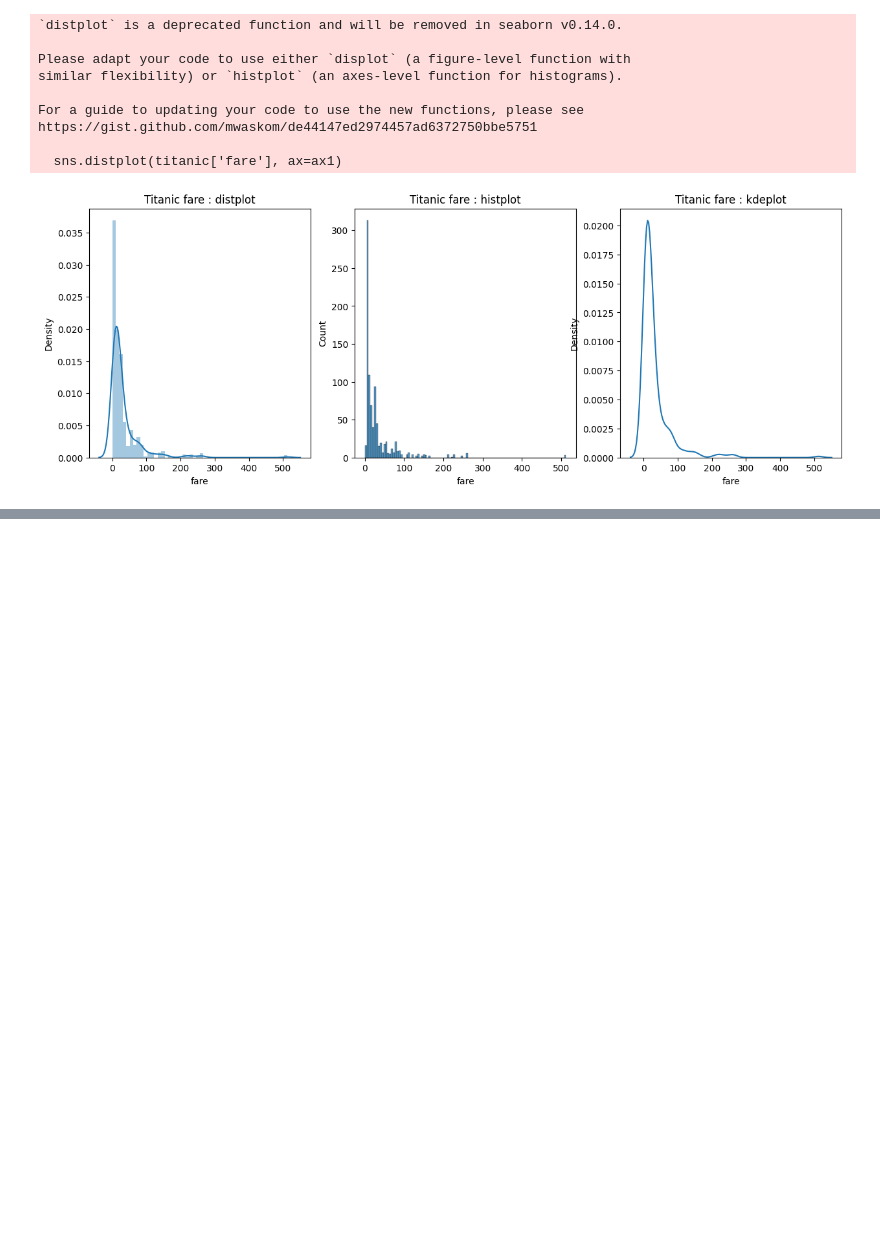
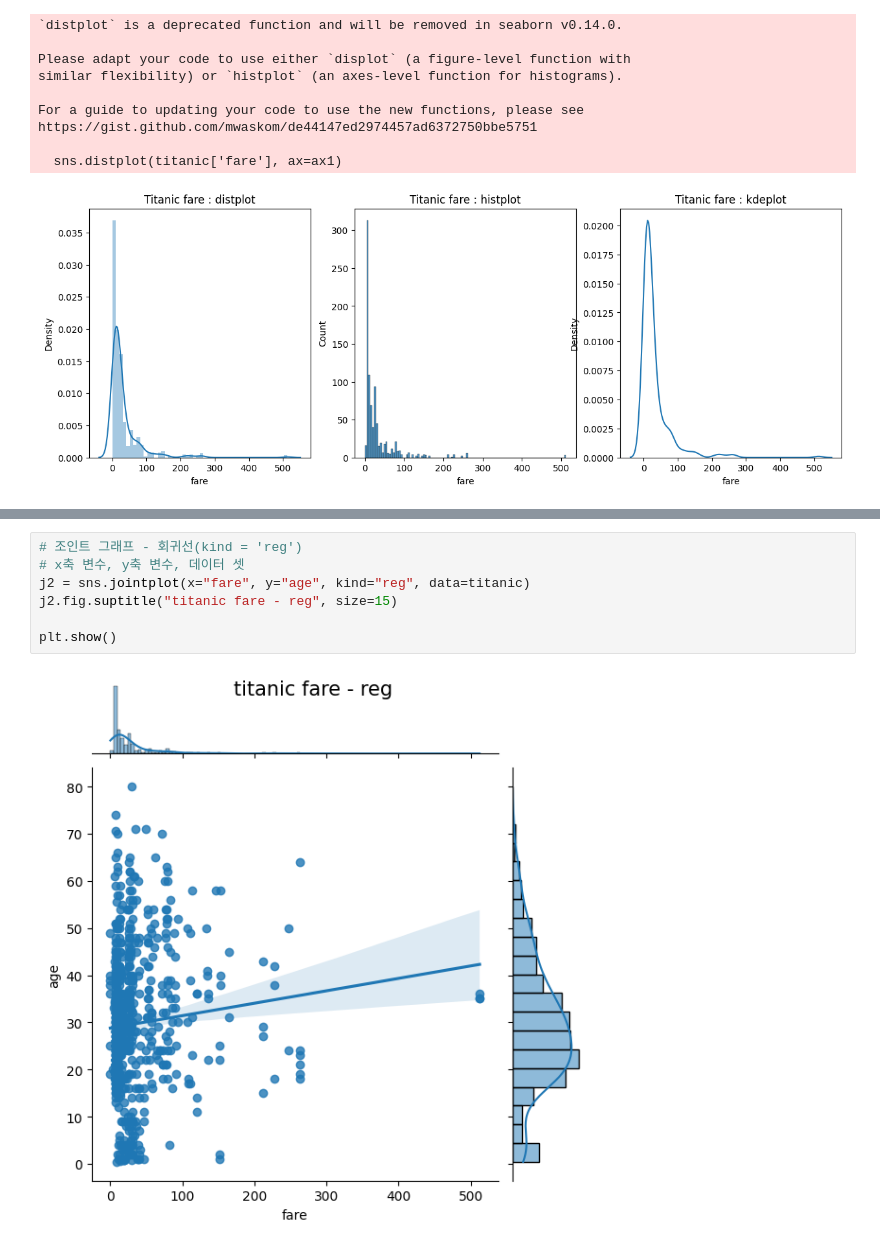
Before and after one commit to naro-naro/Colab, a Jupyter notebook: How to Use Python Libraries for Artificial Intelligence/Seaborn_실습.ipynb, the cells around one changed output, grey strips where cells are left out. Drawn from its saved outputs; the diff is of its cells as text; blank space fills up the shorter version.

```diff
--- a/How to Use Python Libraries for Artificial Intelligence/Seaborn_실습.ipynb
+++ b/How to Use Python Libraries for Artificial Intelligence/Seaborn_실습.ipynb
@@ -149,0 +250,9 @@ https://gist.github.com/mwaskom/de44147ed2974457ad6372750bbe5751
+# %%
+# 조인트 그래프 - 회귀선(kind = 'reg')
+# x축 변수, y축 변수, 데이터 셋
+j2 = sns.jointplot(x="fare", y="age", kind="reg", data=titanic)
+j2.fig.suptitle("titanic fare - reg", size=15)
+
+plt.show()
+# %% [output]
+[figure, added]
```
Also changed, not shown: parts of 12 cells of this notebook.
